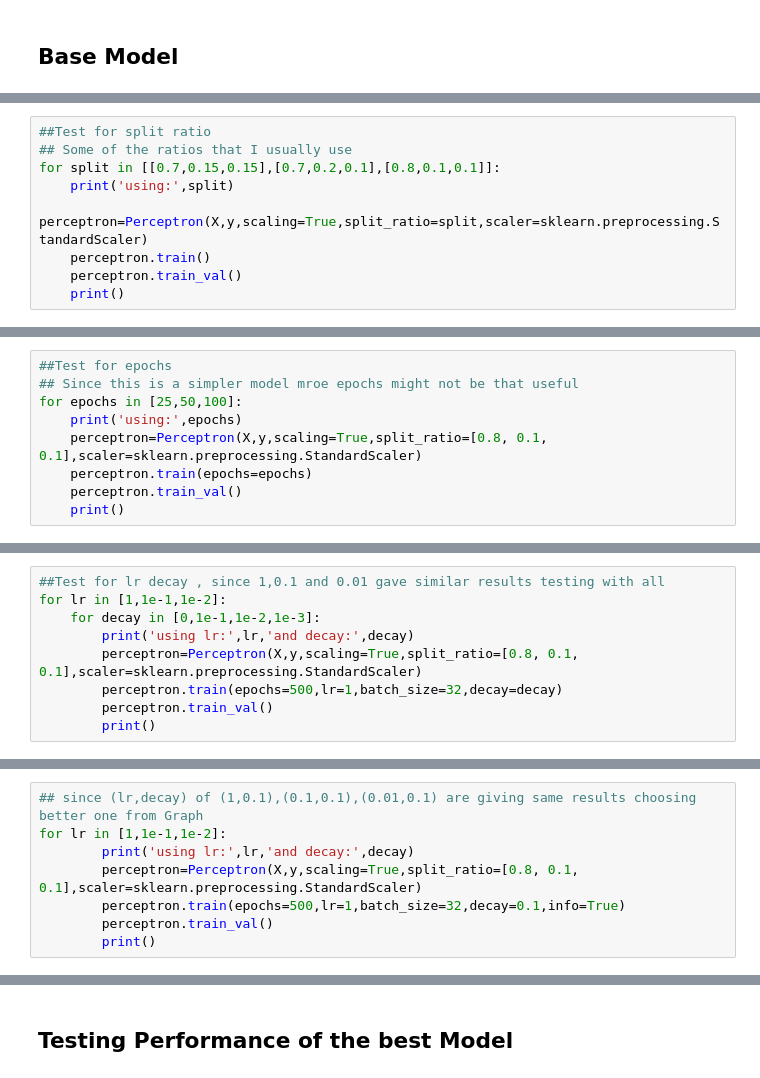
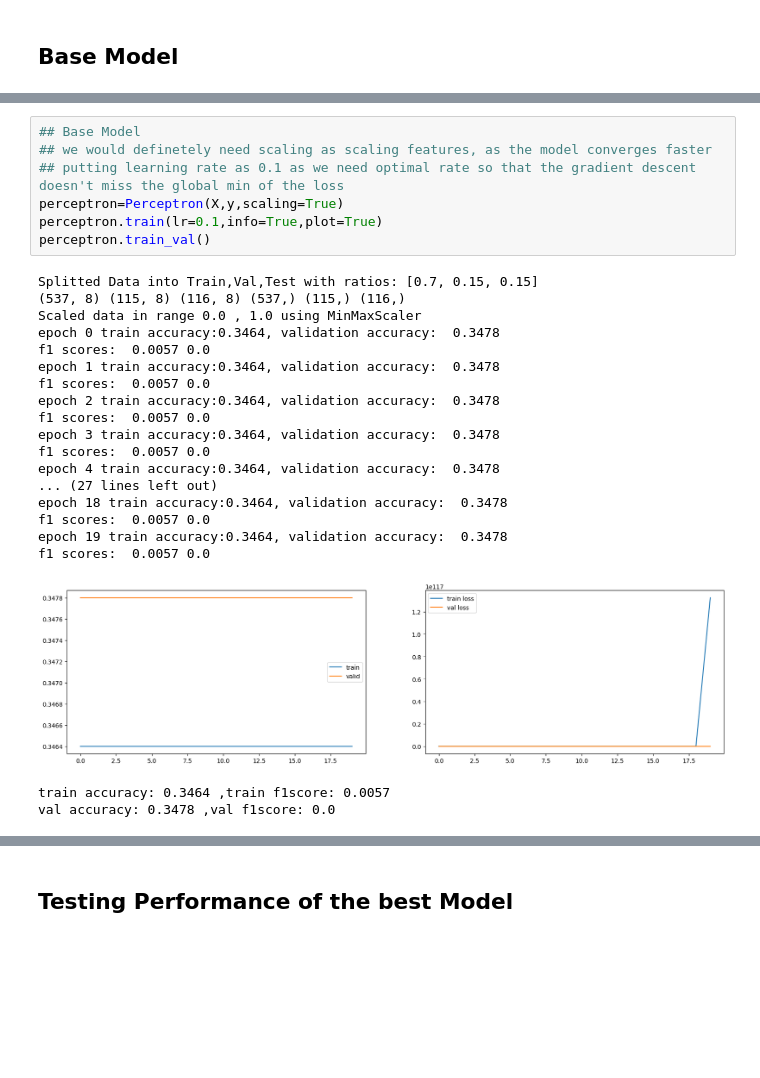
Before and after one commit to dhashu0015/Deep-Learning, a Jupyter notebook: Assignment 1/Perceptron.ipynb, the cells around one changed output, grey strips where cells are left out. Saved outputs shown, nothing was run; the diff lists cells and outputs as text; blank space fills up the shorter version.

```diff
--- a/Assignment 1/Perceptron.ipynb
+++ b/Assignment 1/Perceptron.ipynb
@@ -244,9 +75,0 @@ val accuracy: 0.6261 ,val f1score: 0.7425
-# %%
-##Test for split ratio
-## Some of the ratios that I usually use
-for split in [[0.7,0.15,0.15],[0.7,0.2,0.1],[0.8,0.1,0.1]]:
-    print('using:',split)
-    perceptron=Perceptron(X,y,scaling=True,split_ratio=split,scaler=sklearn.preprocessing.StandardScaler)
-    perceptron.train()
-    perceptron.train_val()
-    print()
@@ -274,9 +75,0 @@ val accuracy: 0.7403 ,val f1score: 0.7917
-# %%
-##Test for epochs
-## Since this is a simpler model mroe epochs might not be that useful
-for epochs in [25,50,100]:
-    print('using:',epochs)
-    perceptron=Perceptron(X,y,scaling=True,split_ratio=[0.8, 0.1, 0.1],scaler=sklearn.preprocessing.StandardScaler)
-    perceptron.train(epochs=epochs)
-    perceptron.train_val()
-    print()
@@ -358,9 +75,0 @@ val accuracy: 0.6494 ,val f1score: 0.7611
-# %%
-##Test for lr decay , since 1,0.1 and 0.01 gave similar results testing with all
-for lr in [1,1e-1,1e-2]:
-    for decay in [0,1e-1,1e-2,1e-3]:
-        print('using lr:',lr,'and decay:',decay)
-        perceptron=Perceptron(X,y,scaling=True,split_ratio=[0.8, 0.1, 0.1],scaler=sklearn.preprocessing.StandardScaler)
-        perceptron.train(epochs=500,lr=1,batch_size=32,decay=decay)
-        perceptron.train_val()
-        print()
@@ -385,8 +75,0 @@ val accuracy: 0.7273 ,val f1score: 0.7789
-# %%
-## since (lr,decay) of (1,0.1),(0.1,0.1),(0.01,0.1) are giving same results choosing better one from Graph
-for lr in [1,1e-1,1e-2]:
-        print('using lr:',lr,'and decay:',decay)
-        perceptron=Perceptron(X,y,scaling=True,split_ratio=[0.8, 0.1, 0.1],scaler=sklearn.preprocessing.StandardScaler)
-        perceptron.train(epochs=500,lr=1,batch_size=32,decay=0.1,info=True)
-        perceptron.train_val()
-        print()
@@ -459,0 +209,28 @@ since all of the last 3 models are having same performance results choosing the
+# %%
+## Base Model
+## we would definetely need scaling as scaling features, as the model converges faster
+## putting learning rate as 0.1 as we need optimal rate so that the gradient descent doesn't miss the global min of the loss
+perceptron=Perceptron(X,y,scaling=True)
+perceptron.train(lr=0.1,info=True,plot=True)
+perceptron.train_val()
+# %% [output]
+Splitted Data into Train,Val,Test with ratios: [0.7, 0.15, 0.15]
+(537, 8) (115, 8) (116, 8) (537,) (115,) (116,)
+Scaled data in range 0.0 , 1.0 using MinMaxScaler
+epoch 0 train accuracy:0.3464, validation accuracy:  0.3478
+f1 scores:  0.0057 0.0
+epoch 1 train accuracy:0.3464, validation accuracy:  0.3478
+f1 scores:  0.0057 0.0
+epoch 2 train accuracy:0.3464, validation accuracy:  0.3478
+f1 scores:  0.0057 0.0
+epoch 3 train accuracy:0.3464, validation accuracy:  0.3478
+f1 scores:  0.0057 0.0
+epoch 4 train accuracy:0.3464, validation accuracy:  0.3478
+... (27 lines left out)
+epoch 18 train accuracy:0.3464, validation accuracy:  0.3478
+f1 scores:  0.0057 0.0
+epoch 19 train accuracy:0.3464, validation accuracy:  0.3478
+f1 scores:  0.0057 0.0
+[figure, added]
+train accuracy: 0.3464 ,train f1score: 0.0057
+val accuracy: 0.3478 ,val f1score: 0.0
```
Also changed, not shown: parts of 40 cells of this notebook, 3 other files.
